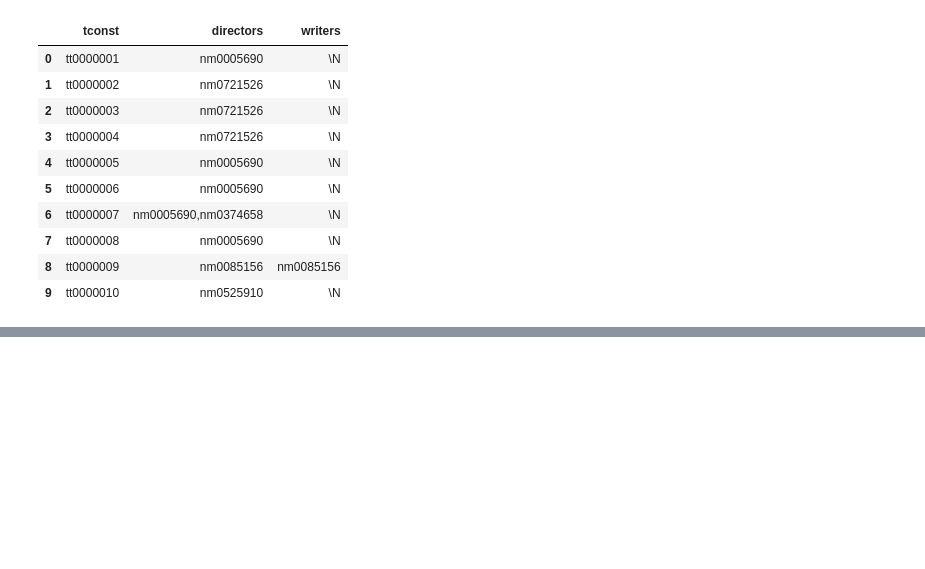
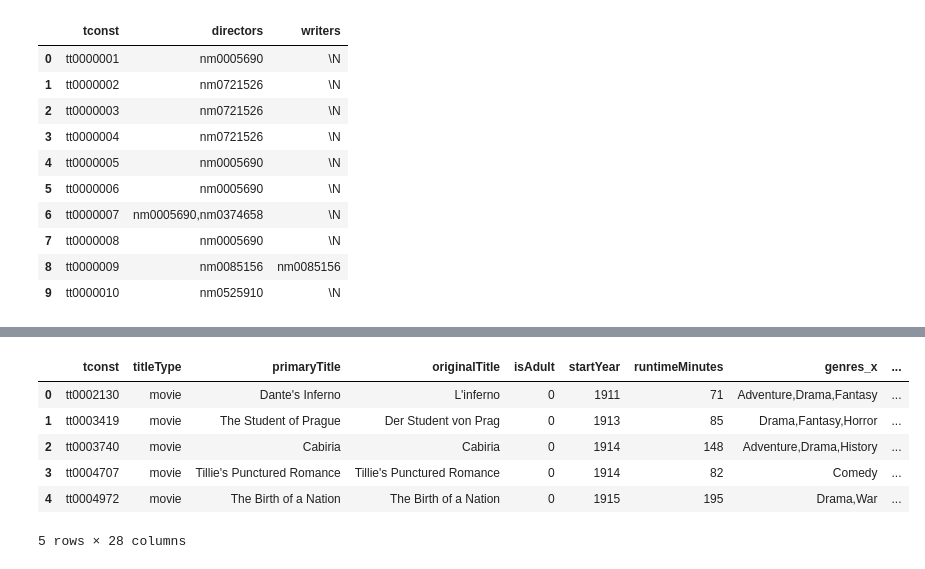
Before and after one commit to Ghali65/Projet_cine_creuse, a Jupyter notebook: projet 2.ipynb, the cells around one changed output, grey strips where cells are left out. Saved outputs shown, nothing was run; the diff lists cells and outputs as text; code cells hidden in the pictures; blank space fills up the shorter version.

```diff
--- a/projet 2.ipynb
+++ b/projet 2.ipynb
@@ -753,3 +692,13 @@ merge_finish = merge_principal_name.groupby("tconst")[["category","primaryName"]
 df_finish = df_final.merge(merge_finish, how='inner', left_on=['tconst'], right_on=['tconst'])
 
 df_finish.to_excel('df_finish_him.xlsx', index=False)
+# %%
+df_finish.head()
+# %% [output]
+|  | tconst | titleType | primaryTitle | originalTitle | isAdult | startYear | runtimeMinutes | genres_x | ... |
+| 0 | tt0002130 | movie | Dante's Inferno | L'inferno | 0 | 1911 | 71 | Adventure,Drama,Fantasy | ... |
+| 1 | tt0003419 | movie | The Student of Prague | Der Student von Prag | 0 | 1913 | 85 | Drama,Fantasy,Horror | ... |
+| 2 | tt0003740 | movie | Cabiria | Cabiria | 0 | 1914 | 148 | Adventure,Drama,History | ... |
+| 3 | tt0004707 | movie | Tillie's Punctured Romance | Tillie's Punctured Romance | 0 | 1914 | 82 | Comedy | ... |
+| 4 | tt0004972 | movie | The Birth of a Nation | The Birth of a Nation | 0 | 1915 | 195 | Drama,War | ... |
+5 rows × 28 columns
```
Also changed, not shown: parts of 10 cells of this notebook, 4 other files.
